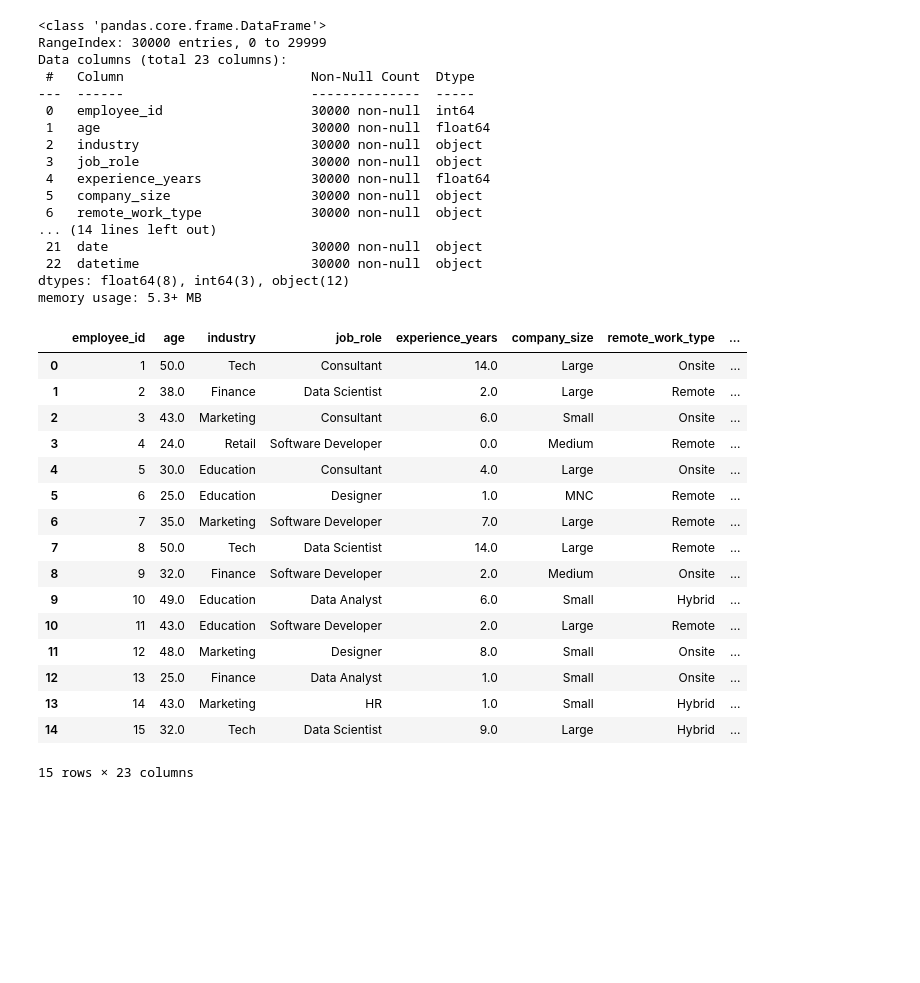
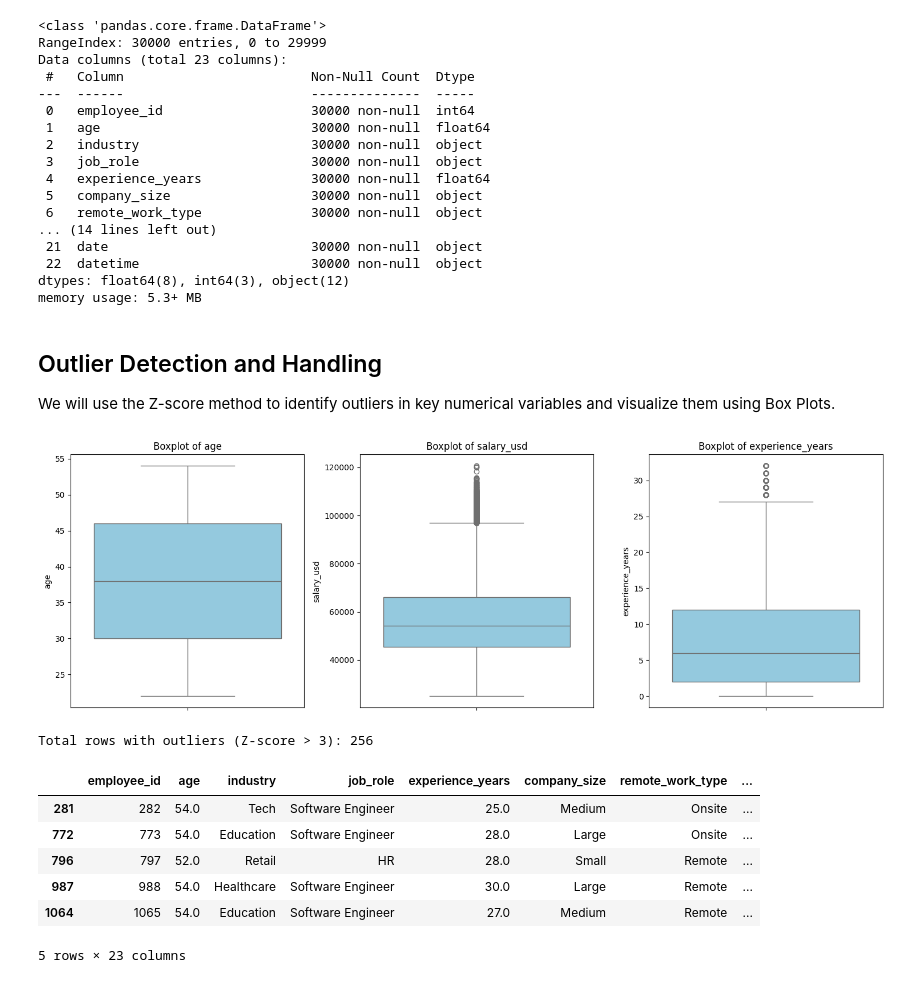
Before and after one commit to umang0015/AI-Tools-Usage-And-Productivity-Analysis, a Jupyter notebook: Project1_checkpoint.ipynb, the cells around one changed output. Saved outputs shown, nothing was run; the diff lists cells and outputs as text; code cells hidden in the pictures; blank space fills up the shorter version.

```diff
--- a/Project1_checkpoint.ipynb
+++ b/Project1_checkpoint.ipynb
@@ -339,22 +339,39 @@ Data columns (total 23 columns):
 dtypes: float64(8), int64(3), object(12)
 memory usage: 5.3+ MB
 # %%
-df.head(15)
+df.head()
-# %% [output]
-|  | employee_id | age | industry | job_role | experience_years | company_size | remote_work_type | ... |
-| 0 | 1 | 50.0 | Tech | Consultant | 14.0 | Large | Onsite | ... |
-| 1 | 2 | 38.0 | Finance | Data Scientist | 2.0 | Large | Remote | ... |
-| 2 | 3 | 43.0 | Marketing | Consultant | 6.0 | Small | Onsite | ... |
-| 3 | 4 | 24.0 | Retail | Software Developer | 0.0 | Medium | Remote | ... |
-| 4 | 5 | 30.0 | Education | Consultant | 4.0 | Large | Onsite | ... |
-| 5 | 6 | 25.0 | Education | Designer | 1.0 | MNC | Remote | ... |
-| 6 | 7 | 35.0 | Marketing | Software Developer | 7.0 | Large | Remote | ... |
-| 7 | 8 | 50.0 | Tech | Data Scientist | 14.0 | Large | Remote | ... |
-| 8 | 9 | 32.0 | Finance | Software Developer | 2.0 | Medium | Onsite | ... |
-| 9 | 10 | 49.0 | Education | Data Analyst | 6.0 | Small | Hybrid | ... |
-| 10 | 11 | 43.0 | Education | Software Developer | 2.0 | Large | Remote | ... |
-| 11 | 12 | 48.0 | Marketing | Designer | 8.0 | Small | Onsite | ... |
-| 12 | 13 | 25.0 | Finance | Data Analyst | 1.0 | Small | Onsite | ... |
-| 13 | 14 | 43.0 | Marketing | HR | 1.0 | Small | Hybrid | ... |
-| 14 | 15 | 32.0 | Tech | Data Scientist | 9.0 | Large | Hybrid | ... |
-15 rows × 23 columns
+# %% [markdown]
+## Outlier Detection and Handling
+We will use the Z-score method to identify outliers in key numerical variables and visualize them using Box Plots.
+# %%
+import numpy as np
+selected_cols = ['age', 'salary_usd', 'experience_years']
+
+
+plt.figure(figsize=(15, 5))
+for i, col in enumerate(selected_cols, 1):
+    plt.subplot(1, 3, i)
+    sns.boxplot(y=df[col], color='skyblue')
+    plt.title(f'Boxplot of {col}')
+
+plt.tight_layout()
+plt.show()
+# %% [output]
+[figure, added]
+# %%
+z_scores = (df[selected_cols] - df[selected_cols].mean()) / df[selected_cols].std()
+outliers_mask = (np.abs(z_scores) > 3).any(axis=1)
+
+print(f"Total rows with outliers (Z-score > 3): {outliers_mask.sum()}")
+
+if outliers_mask.any():
+    display(df[outliers_mask].head())
+# %% [output]
+Total rows with outliers (Z-score > 3): 256
+|  | employee_id | age | industry | job_role | experience_years | company_size | remote_work_type | ... |
+| 281 | 282 | 54.0 | Tech | Software Engineer | 25.0 | Medium | Onsite | ... |
+| 772 | 773 | 54.0 | Education | Software Engineer | 28.0 | Large | Onsite | ... |
+| 796 | 797 | 52.0 | Retail | HR | 28.0 | Small | Remote | ... |
+| 987 | 988 | 54.0 | Healthcare | Software Engineer | 30.0 | Large | Remote | ... |
+| 1064 | 1065 | 54.0 | Education | Software Engineer | 27.0 | Medium | Remote | ... |
+5 rows × 23 columns
```
Also changed, not shown: parts of 12 cells of this notebook.
